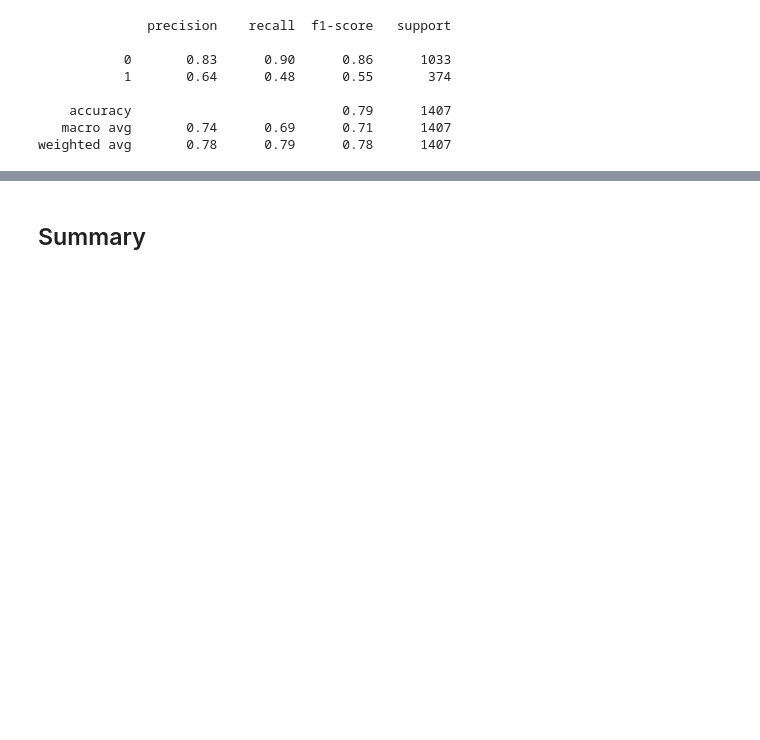
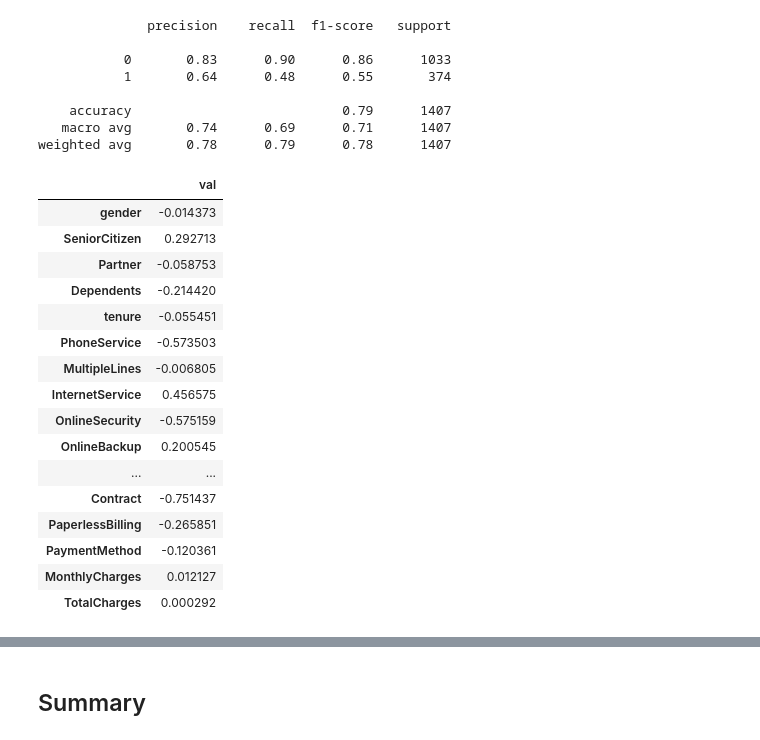
Before and after one commit to joeyism/1000ml-telco, a Jupyter notebook: 1000ml-telco-churn-base-sample.ipynb, the cells around one changed output, grey strips where cells are left out. Drawn from its saved outputs; the diff is of its cells as text; code cells hidden in the pictures; blank space fills up the shorter version.

```diff
--- a/1000ml-telco-churn-base-sample.ipynb
+++ b/1000ml-telco-churn-base-sample.ipynb
@@ -259,3 +259,24 @@ print(classification_report(y_test, y_predict))
     accuracy                           0.79      1407
    macro avg       0.74      0.69      0.71      1407
 weighted avg       0.78      0.79      0.78      1407
+# %%
+baseline_coef_df = pd.DataFrame(clf_baseline.coef_.reshape(-1, 1), index=X_train.columns, columns=["val"])
+baseline_coef_df
+# %% [output]
+|  | val |
+| gender | -0.014373 |
+| SeniorCitizen | 0.292713 |
+| Partner | -0.058753 |
+| Dependents | -0.214420 |
+| tenure | -0.055451 |
+| PhoneService | -0.573503 |
+| MultipleLines | -0.006805 |
+| InternetService | 0.456575 |
+| OnlineSecurity | -0.575159 |
+| OnlineBackup | 0.200545 |
+| ... | ... |
+| Contract | -0.751437 |
+| PaperlessBilling | -0.265851 |
+| PaymentMethod | -0.120361 |
+| MonthlyCharges | 0.012127 |
+| TotalCharges | 0.000292 |
```
Also changed, not shown: parts of 7 cells of this notebook.
